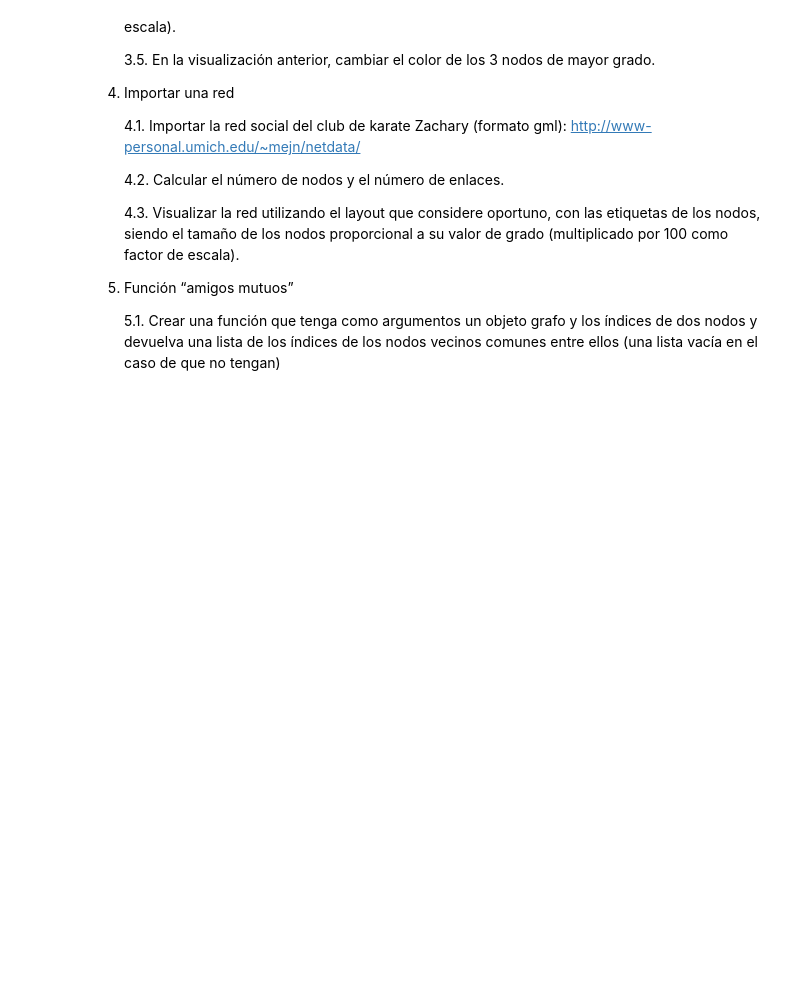
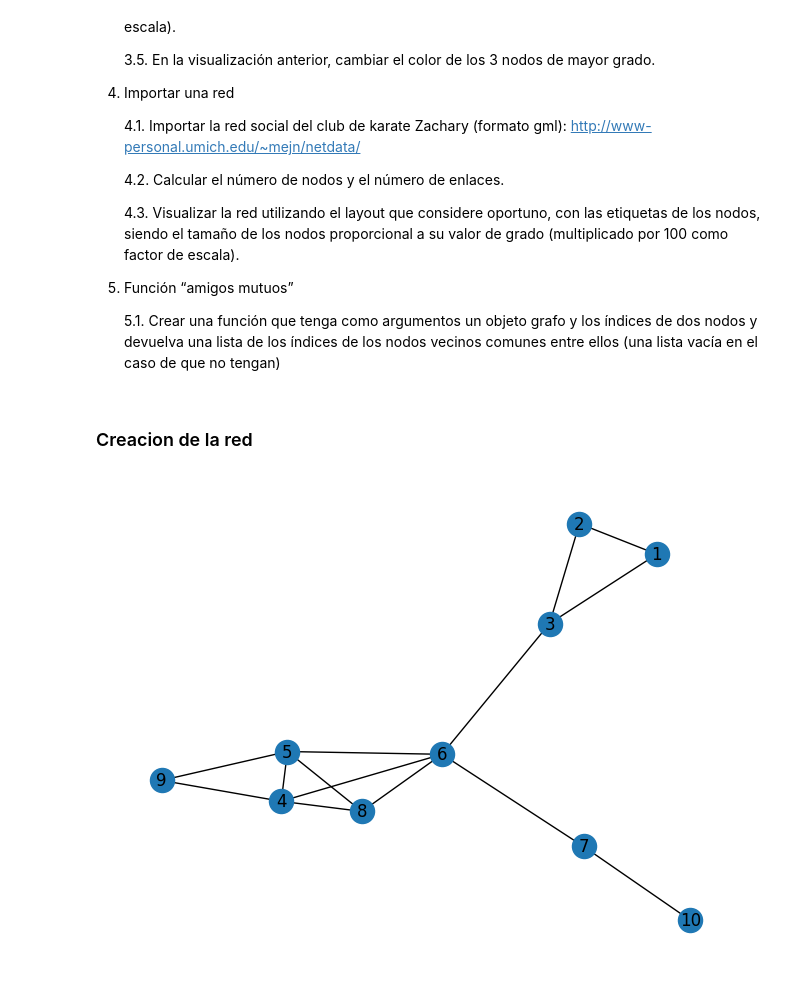
Before and after one commit to CristianFernandezM/NuevasTecnologias, a Jupyter notebook: Practica2_CristianFernandez_AliciaGarcia.ipynb, the cells around one changed output. Drawn from its saved outputs; the diff is of its cells as text; code cells hidden in the pictures; blank space fills up the shorter version.

```diff
--- a/Practica2_CristianFernandez_AliciaGarcia.ipynb
+++ b/Practica2_CristianFernandez_AliciaGarcia.ipynb
@@ -49,3 +49,46 @@ Deberá entregar un **notebook de Jupyter** con el título, nombre del autor y e
 5. Función “amigos mutuos”
 
     5.1. Crear una función que tenga como argumentos un objeto grafo y los índices de dos nodos y devuelva una lista de los índices de los nodos vecinos comunes entre ellos (una lista vacía en el caso de que no tengan)
+# %% [markdown]
+### Creacion de la red
+# %%
+# Imports
+import networkx as nx
+import matplotlib.pyplot as plt
+
+#Creamos la red no dirigida
+G = nx.Graph()
+
+#Agregamos los  10 nodos
+G.add_node(1)
+G.add_node(2)
+G.add_node(3)
+G.add_node(4)
+G.add_node(5)
+G.add_node(6)
+G.add_node(7)
+G.add_node(8)
+G.add_node(9)
+G.add_node(10)
+
+#Agregamos los enlaces
+G.add_edge(1,2)
+G.add_edge(1,3)
+G.add_edge(2,3)
+G.add_edge(3,6)
+G.add_edge(6,7)
+G.add_edge(6,4)
+G.add_edge(6,5)
+G.add_edge(6,8)
+G.add_edge(7,10)
+G.add_edge(4,9)
+G.add_edge(4,5)
+G.add_edge(4,8)
+G.add_edge(9,5)
+G.add_edge(5,8)
+
+#Dibujamos la red
+nx.draw(G, with_labels=True)
+plt.show()
+# %% [output]
+[figure, added]
```
Also changed, not shown: parts of 3 cells of this notebook, 1 other file.
